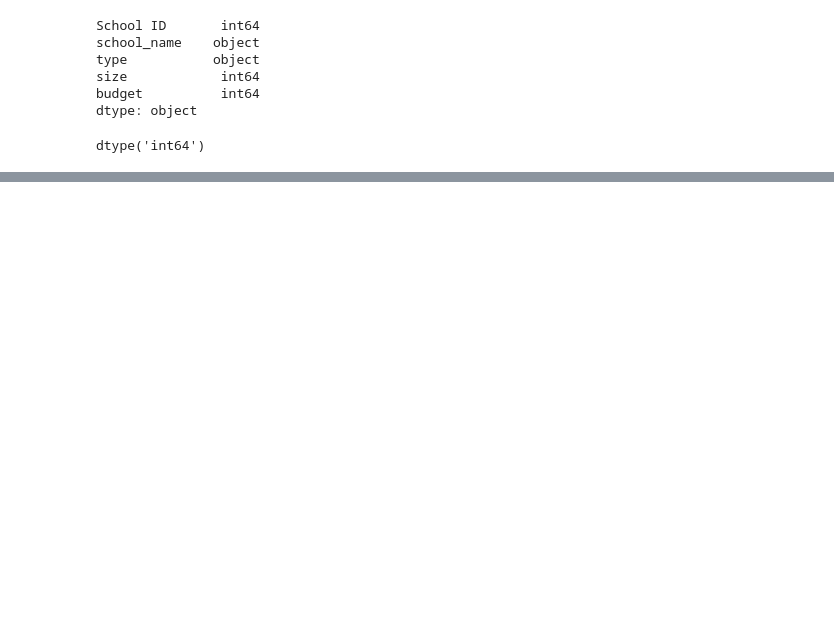
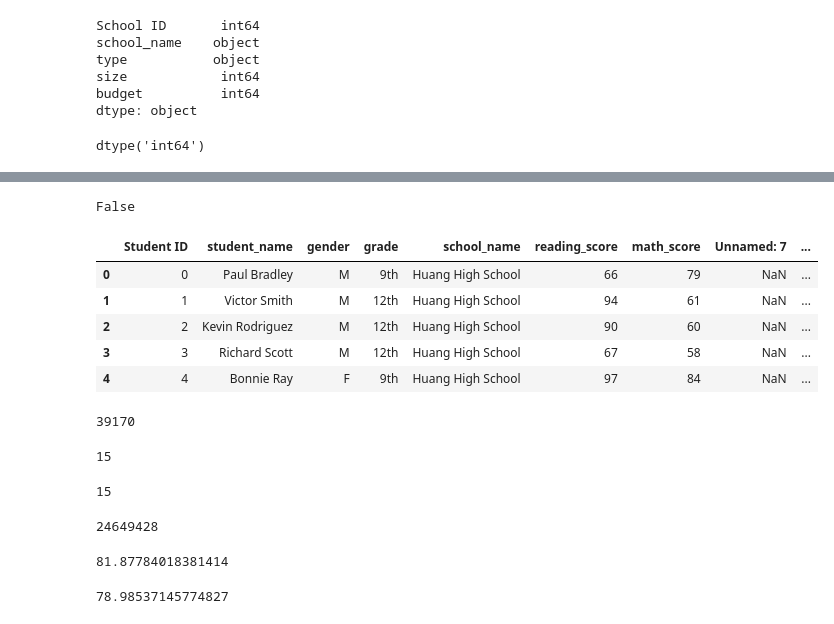
Before and after one commit to CocoLB/04-School-District-Analysis, a Jupyter notebook: PyCitySchools.ipynb, the cells around one changed output, grey strips where cells are left out. Cells and saved outputs as stored; diff of their text form; code cells hidden in the pictures; blank space fills up the shorter version.

```diff
--- a/PyCitySchools.ipynb
+++ b/PyCitySchools.ipynb
@@ -162,0 +184,65 @@ student_data_df.head(10)
+# %%
+# compare our clean student_data with the clean csv
+# Google--> DataFrame.equals(other) =True/False
+# Google--> DataFrame.eq(other) = new DF with True and False in rows
+clean_file_to_load = os.path.join("Resources", "clean_students_complete.csv")
+
+clean_students_df = pd.read_csv(clean_file_to_load)
+
+#clean_students_df.eq(student_data_df)
+
+# Clean CSV file has an extra  first column. Let's delete it in the DF, then compare
+# using pd.columns I found the label 'Unnamed: 0'for the 1st column to delete
+
+clean_students_df.drop(['Unnamed: 0'], axis =1).equals(student_data_df)
+# %% [output]
+False
+# %%
+# Combine the data into a single dataset.
+school_data_complete_df = pd.merge(student_data_df, school_data_df, on=["school_name", "school_name"])
+school_data_complete_df.head()
+# %% [output]
+|  | Student ID | student_name | gender | grade | school_name | reading_score | math_score | Unnamed: 7 | ... |
+| 0 | 0 | Paul Bradley | M | 9th | Huang High School | 66 | 79 | NaN | ... |
+| 1 | 1 | Victor Smith | M | 12th | Huang High School | 94 | 61 | NaN | ... |
+| 2 | 2 | Kevin Rodriguez | M | 12th | Huang High School | 90 | 60 | NaN | ... |
+| 3 | 3 | Richard Scott | M | 12th | Huang High School | 67 | 58 | NaN | ... |
+| 4 | 4 | Bonnie Ray | F | 9th | Huang High School | 97 | 84 | NaN | ... |
+# %%
+# Get the total number of students
+student_count = school_data_complete_df["Student ID"].count()
+student_count
+# %% [output]
+39170
+# %%
+# Calculate the total number of schools.
+school_count = school_data_df["school_name"].count()
+school_count
+# %% [output]
+15
+# %%
+# Other way to Calculate the total number of schools - Unique method -> list ("len") -> Series ("count")
+school_count_2 = school_data_complete_df["school_name"].unique()
+school_count_3 = pd.Series(school_count_2)
+school_count_4 = school_count_3.count()
+school_count_4
+# %% [output]
+15
+# %%
+# Calculate the total budget - using school_data
+total_budget = school_data_df["budget"].sum()
+total_budget
+# %% [output]
+24649428
+# %%
+# Calculate the average reading score
+average_reading_score = school_data_complete_df["reading_score"].mean()
+average_reading_score
+# %% [output]
+81.87784018381414
+# %%
+# Calculate the average math score.
+average_math_score = school_data_complete_df["math_score"].mean()
+average_math_score
+# %% [output]
+78.98537145774827
```
Also changed, not shown: parts of 19 cells of this notebook, 3 other files.
